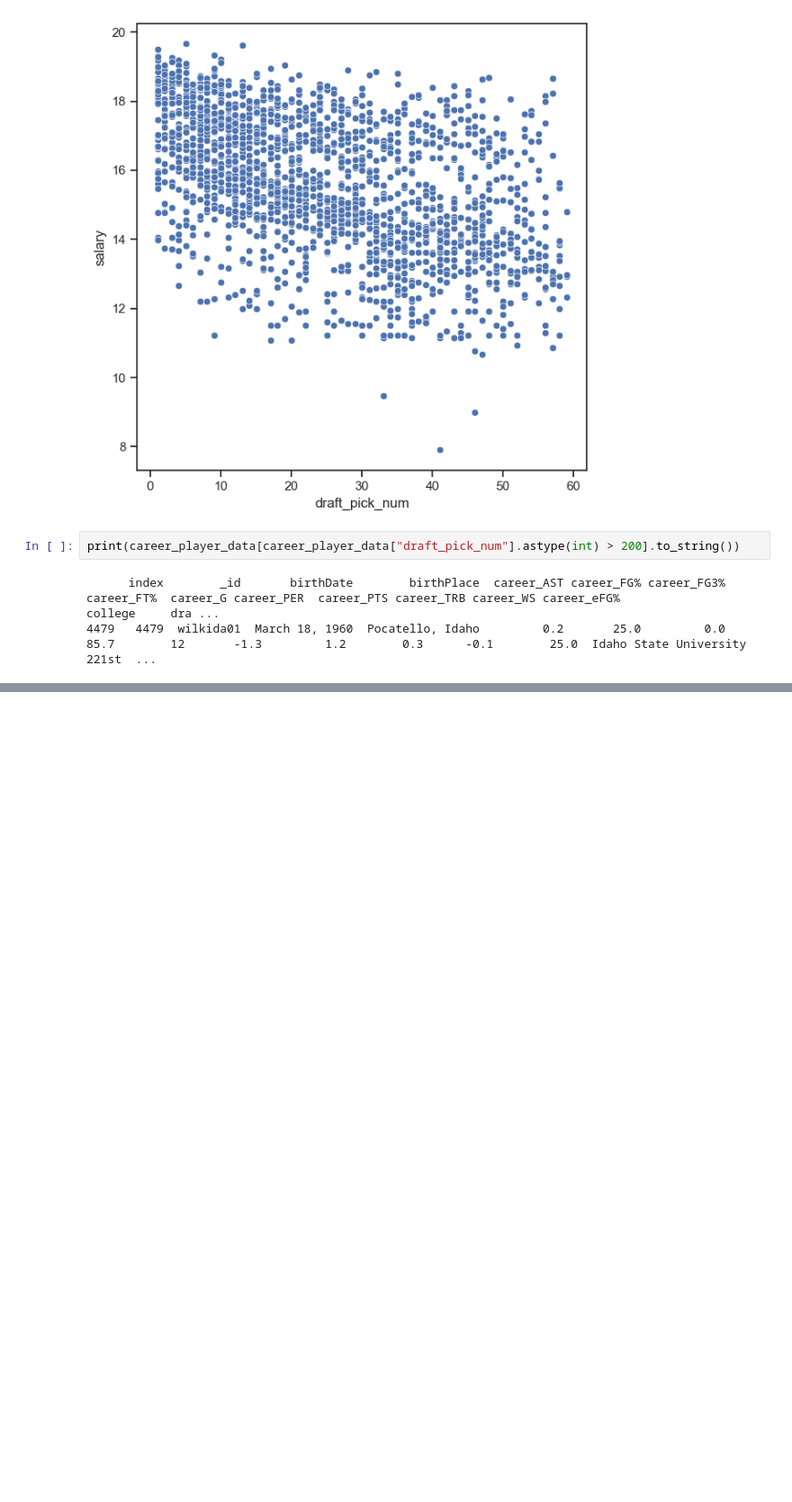
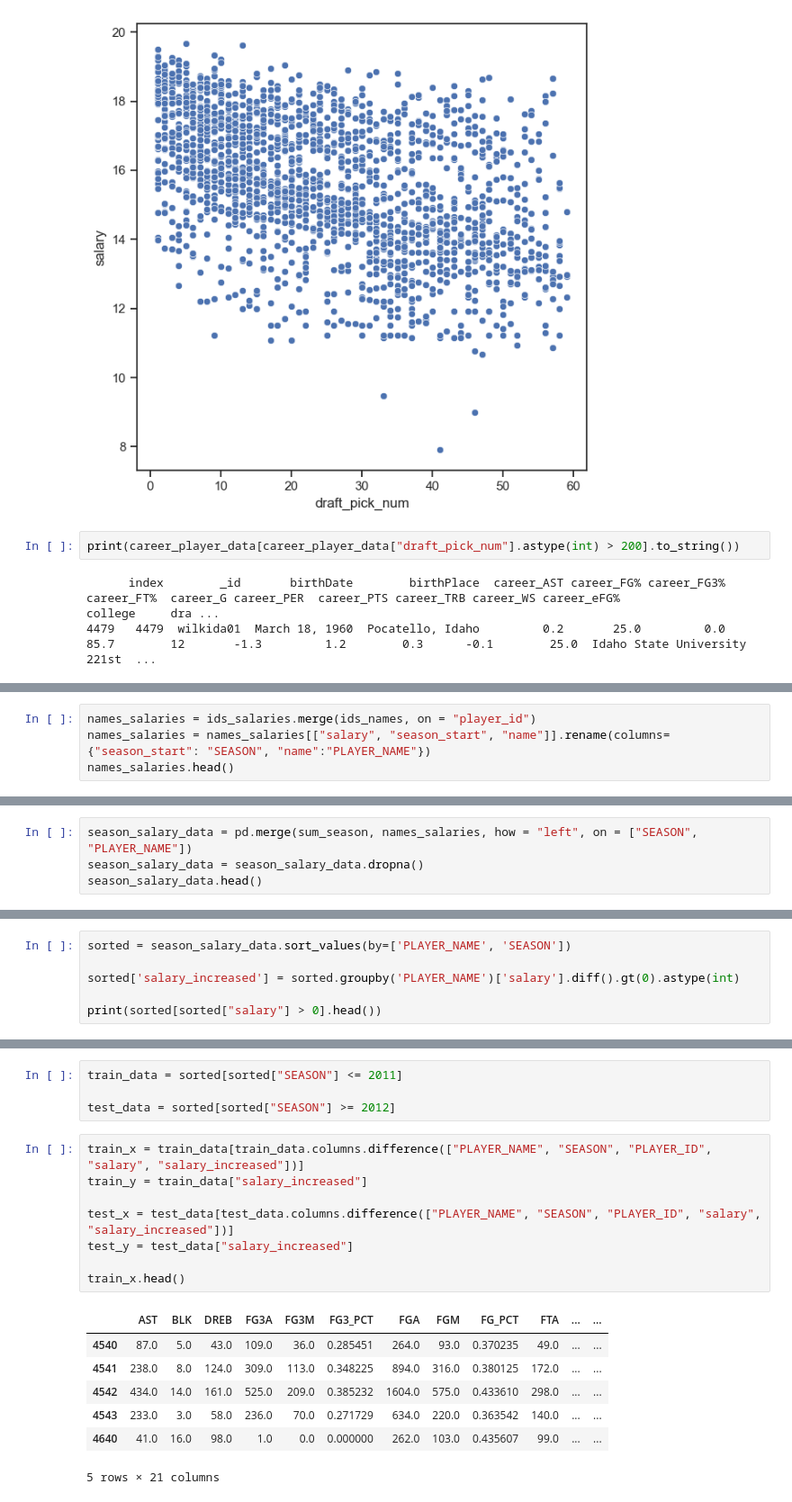
Before and after one commit to AndrewH06/nba-salary, a Jupyter notebook: jared.ipynb, the cells around one changed output, grey strips where cells are left out. Shown at 90% size. Saved outputs shown, nothing was run; the diff lists cells and outputs as text; blank space fills up the shorter version.

```diff
--- a/jared.ipynb
+++ b/jared.ipynb
@@ -117,0 +315,4 @@ print(career_player_data[career_player_data["draft_pick_num"].astype(int) > 200]
+# %%
+names_salaries = ids_salaries.merge(ids_names, on = "player_id")
+names_salaries = names_salaries[["salary", "season_start", "name"]].rename(columns={"season_start": "SEASON", "name":"PLAYER_NAME"})
+names_salaries.head()
@@ -117,0 +326,4 @@ print(career_player_data[career_player_data["draft_pick_num"].astype(int) > 200]
+# %%
+season_salary_data = pd.merge(sum_season, names_salaries, how = "left", on = ["SEASON", "PLAYER_NAME"])
+season_salary_data = season_salary_data.dropna()
+season_salary_data.head()
@@ -117,0 +338,6 @@ print(career_player_data[career_player_data["draft_pick_num"].astype(int) > 200]
+# %%
+sorted = season_salary_data.sort_values(by=['PLAYER_NAME', 'SEASON'])
+
+sorted['salary_increased'] = sorted.groupby('PLAYER_NAME')['salary'].diff().gt(0).astype(int)
+
+print(sorted[sorted["salary"] > 0].head())
@@ -117,0 +362,20 @@ print(career_player_data[career_player_data["draft_pick_num"].astype(int) > 200]
+# %%
+train_data = sorted[sorted["SEASON"] <= 2011]
+
+test_data = sorted[sorted["SEASON"] >= 2012]
+# %%
+train_x = train_data[train_data.columns.difference(["PLAYER_NAME", "SEASON", "PLAYER_ID", "salary", "salary_increased"])]
+train_y = train_data["salary_increased"]
+
+test_x = test_data[test_data.columns.difference(["PLAYER_NAME", "SEASON", "PLAYER_ID", "salary", "salary_increased"])]
+test_y = test_data["salary_increased"]
+
+train_x.head()
+# %% [output]
+|  | AST | BLK | DREB | FG3A | FG3M | FG3_PCT | FGA | FGM | FG_PCT | FTA | ... | ... |
+| 4540 | 87.0 | 5.0 | 43.0 | 109.0 | 36.0 | 0.285451 | 264.0 | 93.0 | 0.370235 | 49.0 | ... | ... |
+| 4541 | 238.0 | 8.0 | 124.0 | 309.0 | 113.0 | 0.348225 | 894.0 | 316.0 | 0.380125 | 172.0 | ... | ... |
+| 4542 | 434.0 | 14.0 | 161.0 | 525.0 | 209.0 | 0.385232 | 1604.0 | 575.0 | 0.433610 | 298.0 | ... | ... |
+| 4543 | 233.0 | 3.0 | 58.0 | 236.0 | 70.0 | 0.271729 | 634.0 | 220.0 | 0.363542 | 140.0 | ... | ... |
+| 4640 | 41.0 | 16.0 | 98.0 | 1.0 | 0.0 | 0.000000 | 262.0 | 103.0 | 0.435607 | 99.0 | ... | ... |
+5 rows × 21 columns
```
Also changed, not shown: parts of 17 cells of this notebook.
